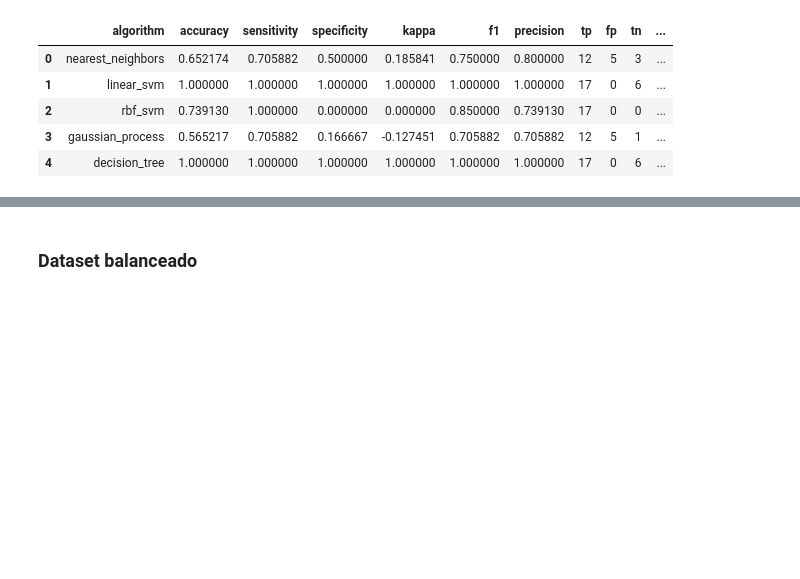
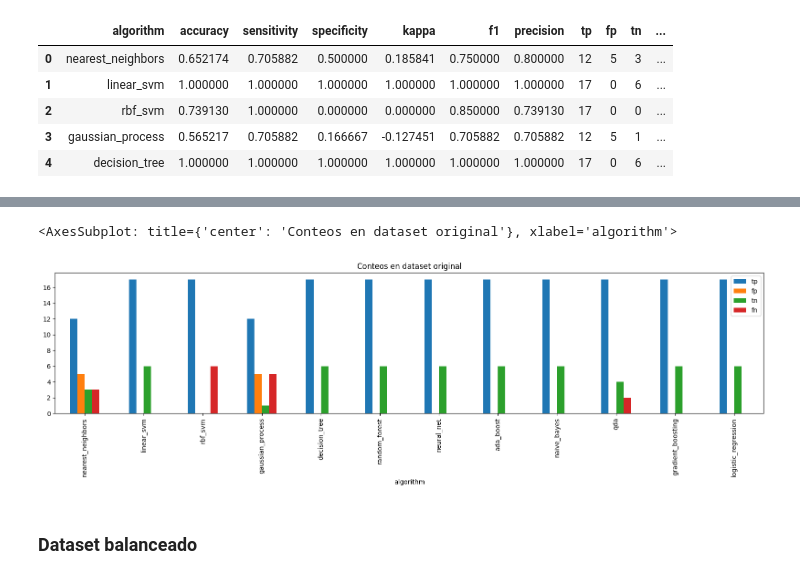
Before and after one commit to porfirioads/mcpi-tesis-backend, a Jupyter notebook: app/notebooks/resumen.ipynb, the cells around one changed output, grey strips where cells are left out. Cells and saved outputs as stored; diff of their text form; code cells hidden in the pictures; blank space fills up the shorter version.

```diff
--- a/app/notebooks/resumen.ipynb
+++ b/app/notebooks/resumen.ipynb
@@ -52,3 +73,12 @@ df_original.head()
+# %%
+df_original[['algorithm'] + counts].plot.bar(
+    x='algorithm',
+    figsize=(20, 4),
+    title='Conteos en dataset original'
+)
+# %% [output]
+<AxesSubplot: title={'center': 'Conteos en dataset original'}, xlabel='algorithm'>
+[figure, added]
 # %% [markdown]
 ### Dataset balanceado
 # %% [markdown]
```
Also changed, not shown: parts of 15 cells of this notebook.
